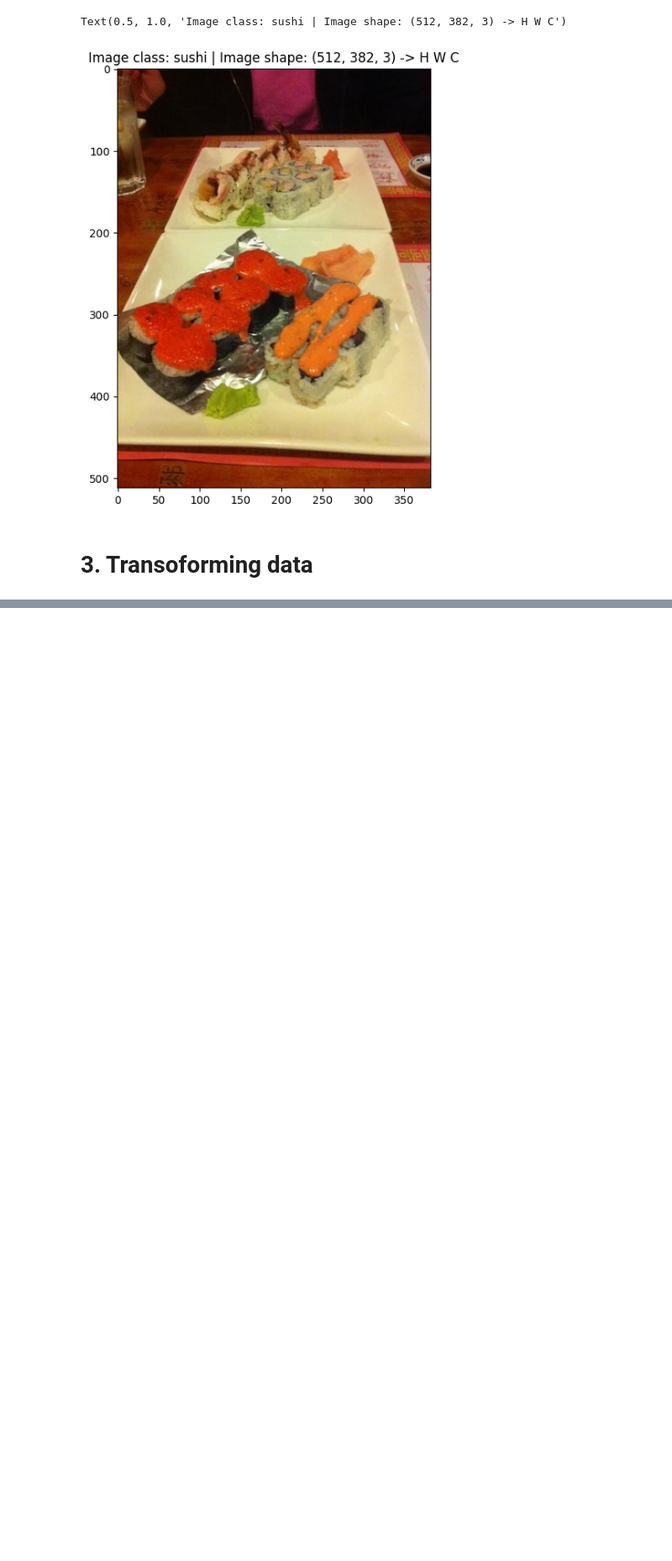
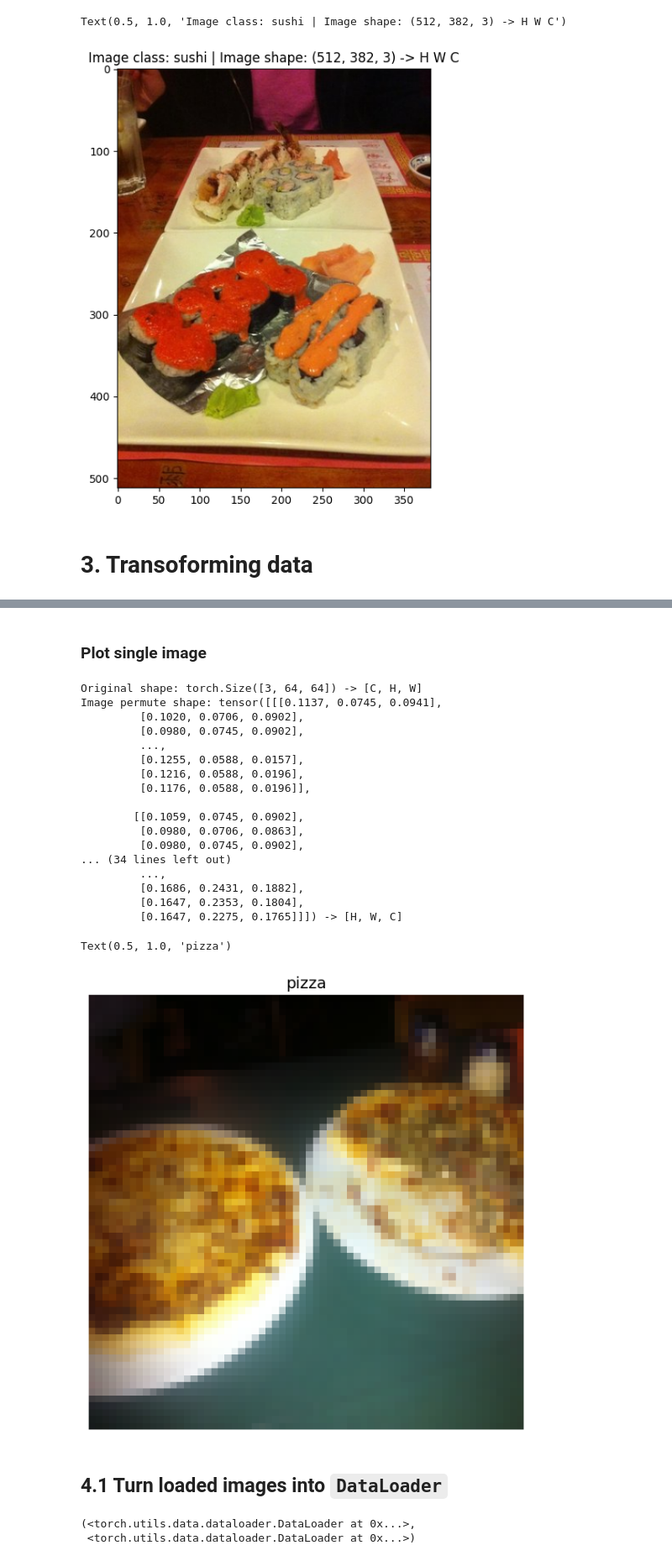
Before and after one commit to studiousdoston/PyTorch-Framework, a Jupyter notebook: PyTorch04.ipynb, the cells around one changed output, grey strips where cells are left out. Shown at 84% size. Cells and saved outputs as stored; diff of their text form; code cells hidden in the pictures; blank space fills up the shorter version.

Commit message:
feat: learn Dataset and Dataloader practice it by building some models

```diff
--- a/PyTorch04.ipynb
+++ b/PyTorch04.ipynb
@@ -123,0 +170,11 @@ Text(0.5, 1.0, 'Image class: sushi | Image shape: (512, 382, 3) -> H W C')
+# %%
+# Use ImageFolder to create datasets
+from torchvision import datasets
+train_data = datasets.ImageFolder(root=train_dir, # target folder
+                                  transform=data_transform, # transforms to perform on data (imgs)
+                                  target_transform=None)
+
+test_data = datasets.ImageFolder(root=test_dir,
+                                 transform=data_transform)
+
+print(f"Train data: \n{train_data} \nTest data: \n{test_data}")
@@ -123,0 +204,4 @@ Text(0.5, 1.0, 'Image class: sushi | Image shape: (512, 382, 3) -> H W C')
+# %%
+# Get class names as a list
+class_names = train_data.classes
+class_names
@@ -123,0 +221,7 @@ Text(0.5, 1.0, 'Image class: sushi | Image shape: (512, 382, 3) -> H W C')
+# %%
+img, label = train_data[0][0], train_data[0][1]
+print(f"Image tensor: \n{img}")
+print(f"Image shape: {img.shape}")
+print(f"Image datatype: {img.dtype}")
+print(f"Image label: {label}")
+print(f"Label datatype: {type(label)}")
@@ -123,0 +246,54 @@ Text(0.5, 1.0, 'Image class: sushi | Image shape: (512, 382, 3) -> H W C')
+# %% [markdown]
+### Plot single image
+# %%
+# Rearrange the order of dimensions
+img_permute = img.permute(1, 2, 0)
+
+# Print out different shapes (before and after permute)
+print(f"Original shape: {img.shape} -> [C, H, W]")
+print(f"Image permute shape: {img_permute} -> [H, W, C]")
+
+# Plot the image
+plt.figure(figsize=(10, 7))
+plt.imshow(img.permute(1, 2, 0))
+plt.axis("off")
+plt.title(class_names[label], fontsize=14)
+# %% [output]
+Original shape: torch.Size([3, 64, 64]) -> [C, H, W]
+Image permute shape: tensor([[[0.1137, 0.0745, 0.0941],
+         [0.1020, 0.0706, 0.0902],
+         [0.0980, 0.0745, 0.0902],
+         ...,
+         [0.1255, 0.0588, 0.0157],
+         [0.1216, 0.0588, 0.0196],
+         [0.1176, 0.0588, 0.0196]],
+
+        [[0.1059, 0.0745, 0.0902],
+         [0.0980, 0.0706, 0.0863],
+         [0.0980, 0.0745, 0.0902],
+... (34 lines left out)
+         ...,
+         [0.1686, 0.2431, 0.1882],
+         [0.1647, 0.2353, 0.1804],
+         [0.1647, 0.2275, 0.1765]]]) -> [H, W, C]
+Text(0.5, 1.0, 'pizza')
+[figure, added]
+# %% [markdown]
+## 4.1 Turn loaded images into `DataLoader`
+# %%
+# Turning our images into dataloader makes them iterable
+# so a model can go through and learn the relationships between samples and targets(features and labels)
+from torch.utils.data import DataLoader
+train_dataloader = DataLoader(dataset=train_data,
+                          batch_size=1,
+                          num_workers=1,
+                          shuffle=True)
+
+test_dataloader = DataLoader(dataset=test_data,
+                             batch_size=1,
+                             num_workers=1,
+                             shuffle=False)
+train_dataloader, test_dataloader
+# %% [output]
+(<torch.utils.data.dataloader.DataLoader at 0x...>,
+ <torch.utils.data.dataloader.DataLoader at 0x...>)
```
Also changed, not shown: parts of 91 cells of this notebook.
